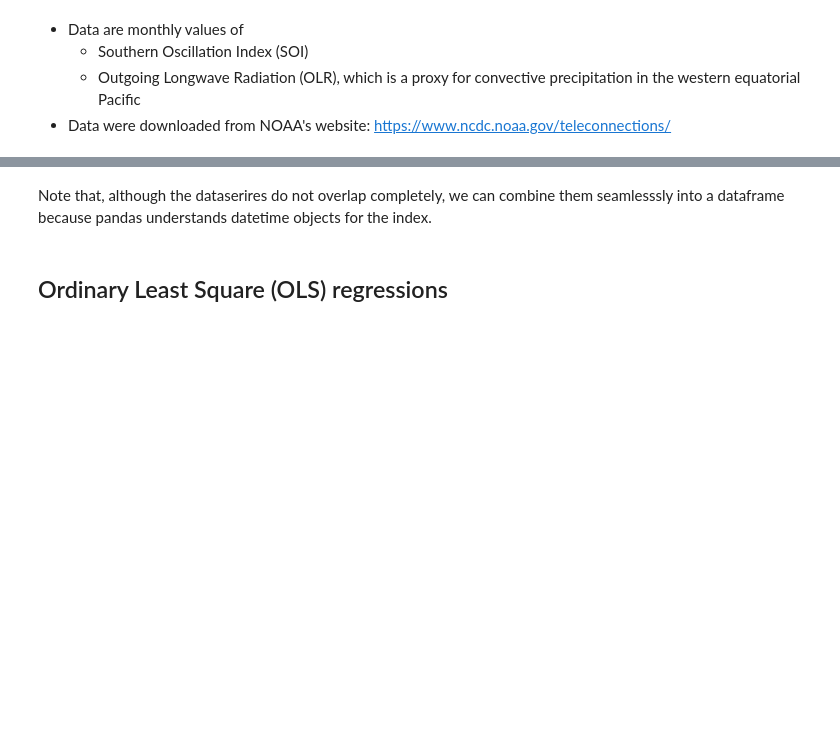
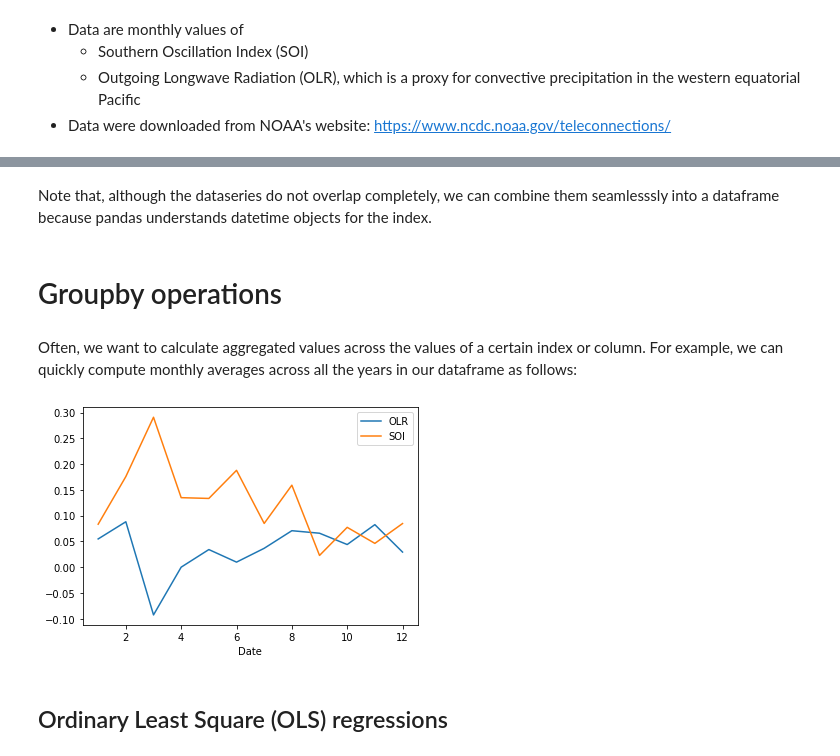
Before and after one commit to ueapy/ppd_python, a Jupyter notebook: notebooks/09-Pandas-Intro.ipynb, the cells around one changed output, grey strips where cells are left out. Cells and saved outputs as stored; diff of their text form; code cells hidden in the pictures; blank space fills up the shorter version.

Commit message:
added groupby example in the pandas notebook

```diff
--- a/notebooks/09-Pandas-Intro.ipynb
+++ b/notebooks/09-Pandas-Intro.ipynb
@@ -214,9 +313,21 @@ olr_df.head()
 df = pd.DataFrame({'OLR': olr_df.Value,
                    'SOI': soi_df.Value})
 # %% [markdown]
-Note that, although the dataserires do not overlap completely, we can combine them seamlesssly into a dataframe because pandas understands datetime objects for the index.
+Note that, although the dataseries do not overlap completely, we can combine them seamlesssly into a dataframe because pandas understands datetime objects for the index.
 # %%
 df.describe()
+# %% [markdown]
+# Groupby operations
+# %% [markdown]
+Often, we want to calculate aggregated values across the values of a certain index or column. For example, we can quickly compute monthly averages across all the years in our dataframe as follows:
+# %%
+df_monthly_means = df.groupby(df.index.month).mean()
+
+# show the result on a plot
+df_monthly_means.plot()
+ax.set_xlabel('Month');
+# %% [output]
+[figure, added]
 # %% [markdown]
 ## Ordinary Least Square (OLS) regressions
 # %% [markdown]
```
Also changed, not shown: parts of 19 cells of this notebook.
